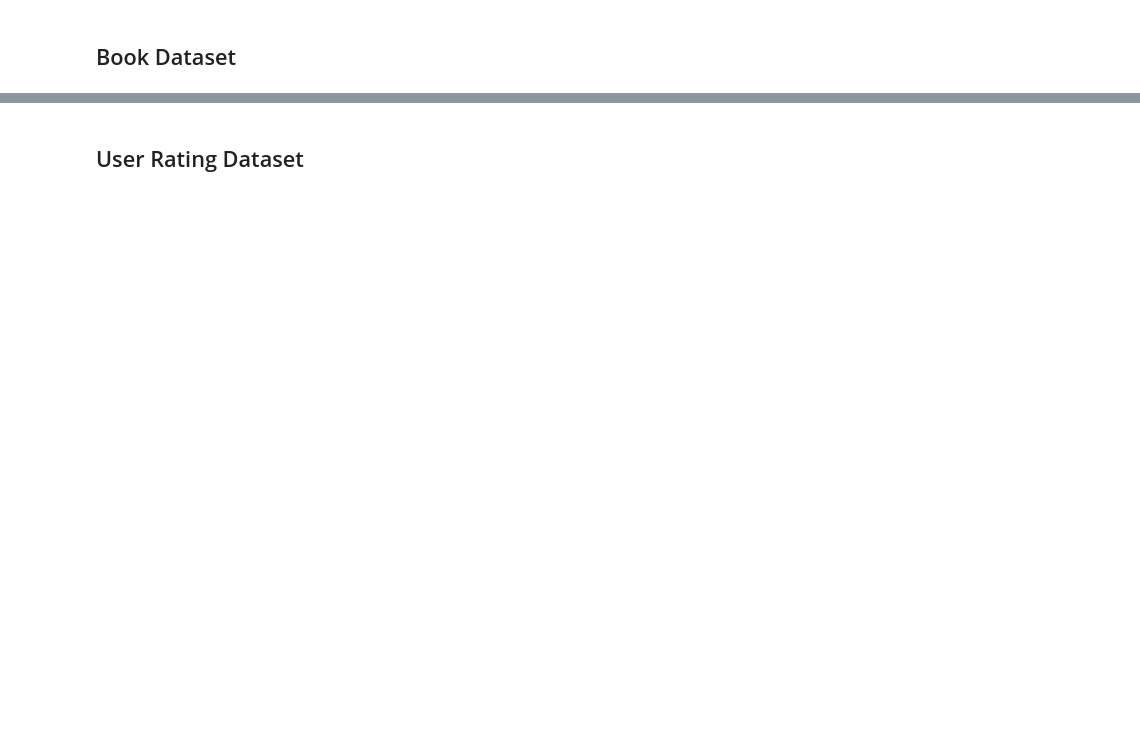
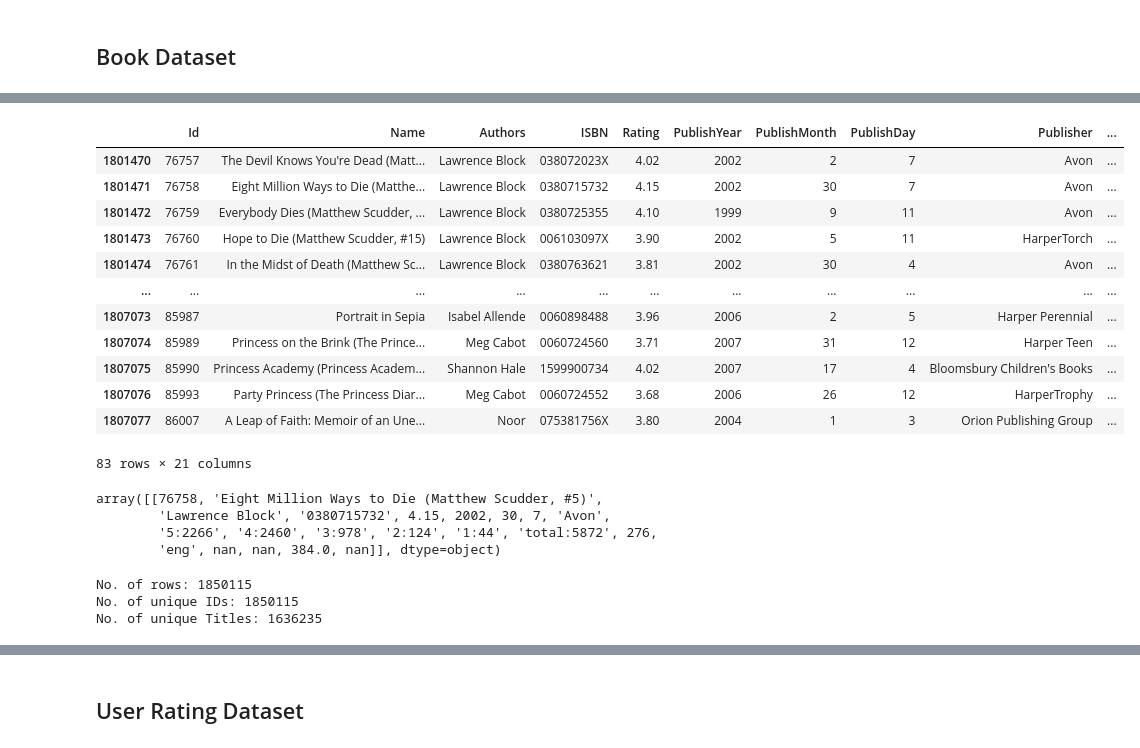
Before and after one commit to Jonathandika/llm-recommender-system, a Jupyter notebook: notebooks/01-data_preprocessing.ipynb, the cells around one changed output, grey strips where cells are left out. Drawn from its saved outputs; the diff is of its cells as text; code cells hidden in the pictures; blank space fills up the shorter version.

```diff
--- a/notebooks/01-data_preprocessing.ipynb
+++ b/notebooks/01-data_preprocessing.ipynb
@@ -54,0 +83,32 @@ book_df
+# %%
+book_df_cleaned[book_df_cleaned.duplicated(subset=['Id'])]
+# %% [output]
+|  | Id | Name | Authors | ISBN | Rating | PublishYear | PublishMonth | PublishDay | Publisher | ... |
+| 1801470 | 76757 | The Devil Knows You're Dead (Matt... | Lawrence Block | 038072023X | 4.02 | 2002 | 2 | 7 | Avon | ... |
+| 1801471 | 76758 | Eight Million Ways to Die (Matthe... | Lawrence Block | 0380715732 | 4.15 | 2002 | 30 | 7 | Avon | ... |
+| 1801472 | 76759 | Everybody Dies (Matthew Scudder, ... | Lawrence Block | 0380725355 | 4.10 | 1999 | 9 | 11 | Avon | ... |
+| 1801473 | 76760 | Hope to Die (Matthew Scudder, #15) | Lawrence Block | 006103097X | 3.90 | 2002 | 5 | 11 | HarperTorch | ... |
+| 1801474 | 76761 | In the Midst of Death (Matthew Sc... | Lawrence Block | 0380763621 | 3.81 | 2002 | 30 | 4 | Avon | ... |
+| ... | ... | ... | ... | ... | ... | ... | ... | ... | ... | ... |
+| 1807073 | 85987 | Portrait in Sepia | Isabel Allende | 0060898488 | 3.96 | 2006 | 2 | 5 | Harper Perennial | ... |
+| 1807074 | 85989 | Princess on the Brink (The Prince... | Meg Cabot | 0060724560 | 3.71 | 2007 | 31 | 12 | Harper Teen | ... |
+| 1807075 | 85990 | Princess Academy (Princess Academ... | Shannon Hale | 1599900734 | 4.02 | 2007 | 17 | 4 | Bloomsbury Children's Books | ... |
+| 1807076 | 85993 | Party Princess (The Princess Diar... | Meg Cabot | 0060724552 | 3.68 | 2006 | 26 | 12 | HarperTrophy | ... |
+| 1807077 | 86007 | A Leap of Faith: Memoir of an Une... | Noor | 075381756X | 3.80 | 2004 | 1 | 3 | Orion Publishing Group | ... |
+83 rows × 21 columns
+# %%
+book_df_cleaned = book_df_cleaned.drop_duplicates(subset=['Id'], keep='last')
+book_df_cleaned[book_df_cleaned['Name']=="Eight Million Ways to Die (Matthew Scudder, #5)"].values
+# %% [output]
+array([[76758, 'Eight Million Ways to Die (Matthew Scudder, #5)',
+        'Lawrence Block', '0380715732', 4.15, 2002, 30, 7, 'Avon',
+        '5:2266', '4:2460', '3:978', '2:124', '1:44', 'total:5872', 276,
+        'eng', nan, nan, 384.0, nan]], dtype=object)
+# %%
+print('No. of rows:', book_df_cleaned.shape[0])
+print('No. of unique IDs:', book_df_cleaned.Id.nunique())
+print('No. of unique Titles:', book_df_cleaned.Name.nunique())
+# %% [output]
+No. of rows: 1850115
+No. of unique IDs: 1850115
+No. of unique Titles: 1636235
```
Also changed, not shown: parts of 33 cells of this notebook.
